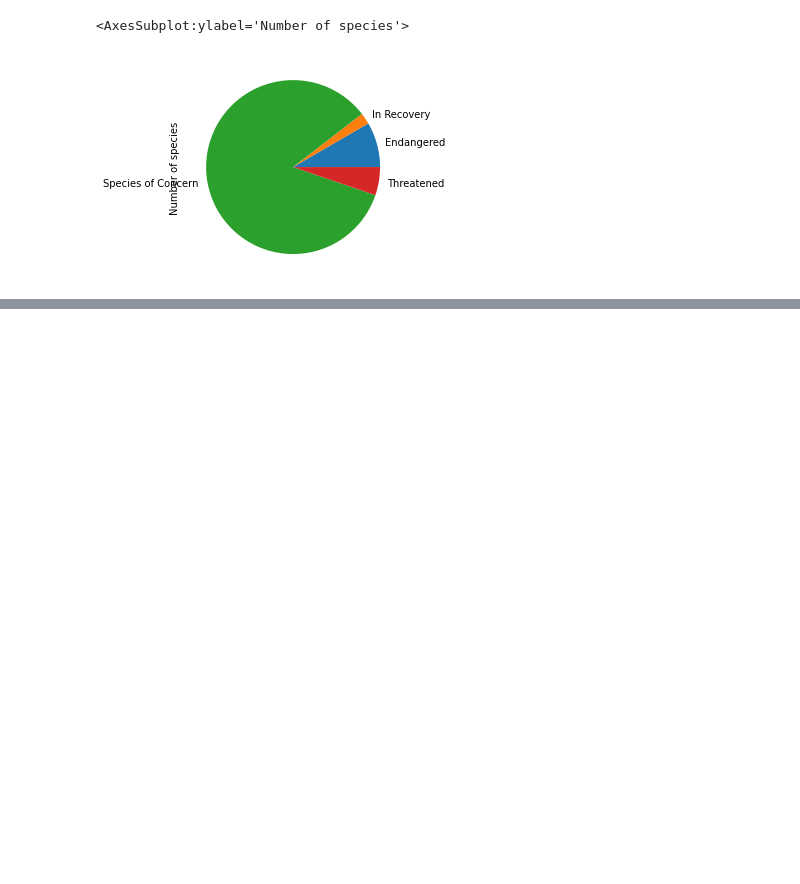
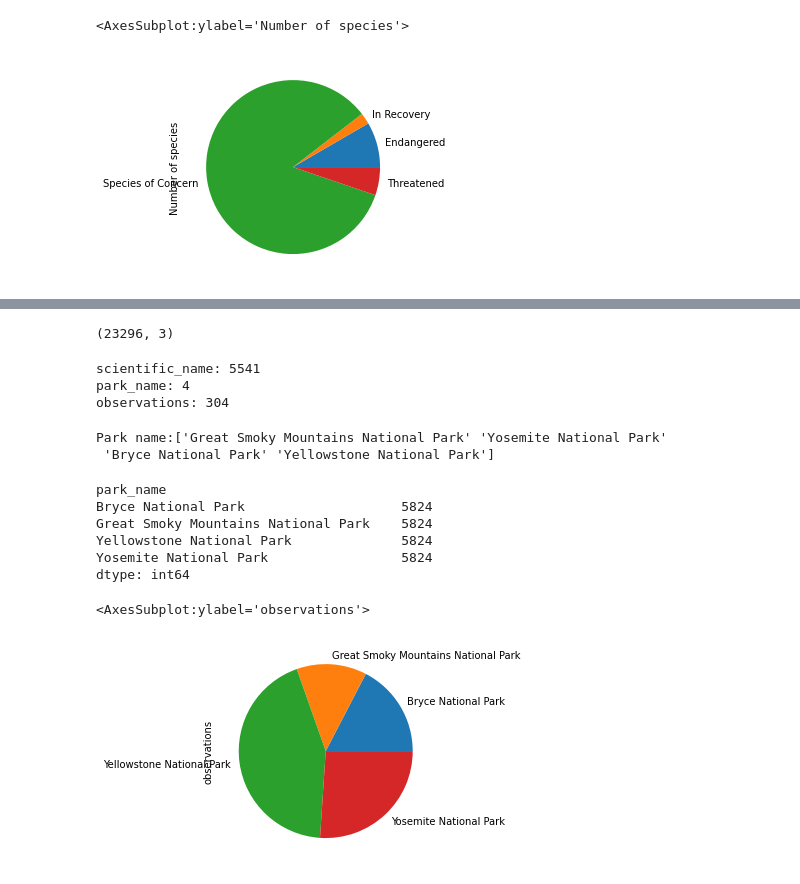
Before and after one commit to alexpaunero/Biodiversity-national-parks, a Jupyter notebook: biodiversity.ipynb, the cells around one changed output, grey strips where cells are left out. Drawn from its saved outputs; the diff is of its cells as text; code cells hidden in the pictures; blank space fills up the shorter version.

```diff
--- a/biodiversity.ipynb
+++ b/biodiversity.ipynb
@@ -114,0 +141,42 @@ df_species['scientific_name'].value_counts()
+# %%
+# Shape of data
+
+df_observations.shape
+# %% [output]
+(23296, 3)
+# %%
+# Number of unique items on each column
+
+for col in df_observations:
+    print(col + ": " + str(df_observations[col].nunique()))
+# %% [output]
+scientific_name: 5541
+park_name: 4
+observations: 304
+# %%
+# Unique values of each column
+
+print(f"Park name:{df_observations.park_name.unique()}")
+# %% [output]
+Park name:['Great Smoky Mountains National Park' 'Yosemite National Park'
+ 'Bryce National Park' 'Yellowstone National Park']
+# %%
+# Number of entries for each park
+
+df_observations.groupby("park_name", dropna=False).size()
+# %% [output]
+park_name
+Bryce National Park                    5824
+Great Smoky Mountains National Park    5824
+Yellowstone National Park              5824
+Yosemite National Park                 5824
+dtype: int64
+# %%
+# Number of observations for each park
+
+df_obs_per_park = df_observations.groupby('park_name').observations.sum()
+
+df_obs_per_park.plot(kind = 'pie')
+# %% [output]
+<AxesSubplot:ylabel='observations'>
+[figure, added]
```
Also changed, not shown: parts of 7 cells of this notebook.
